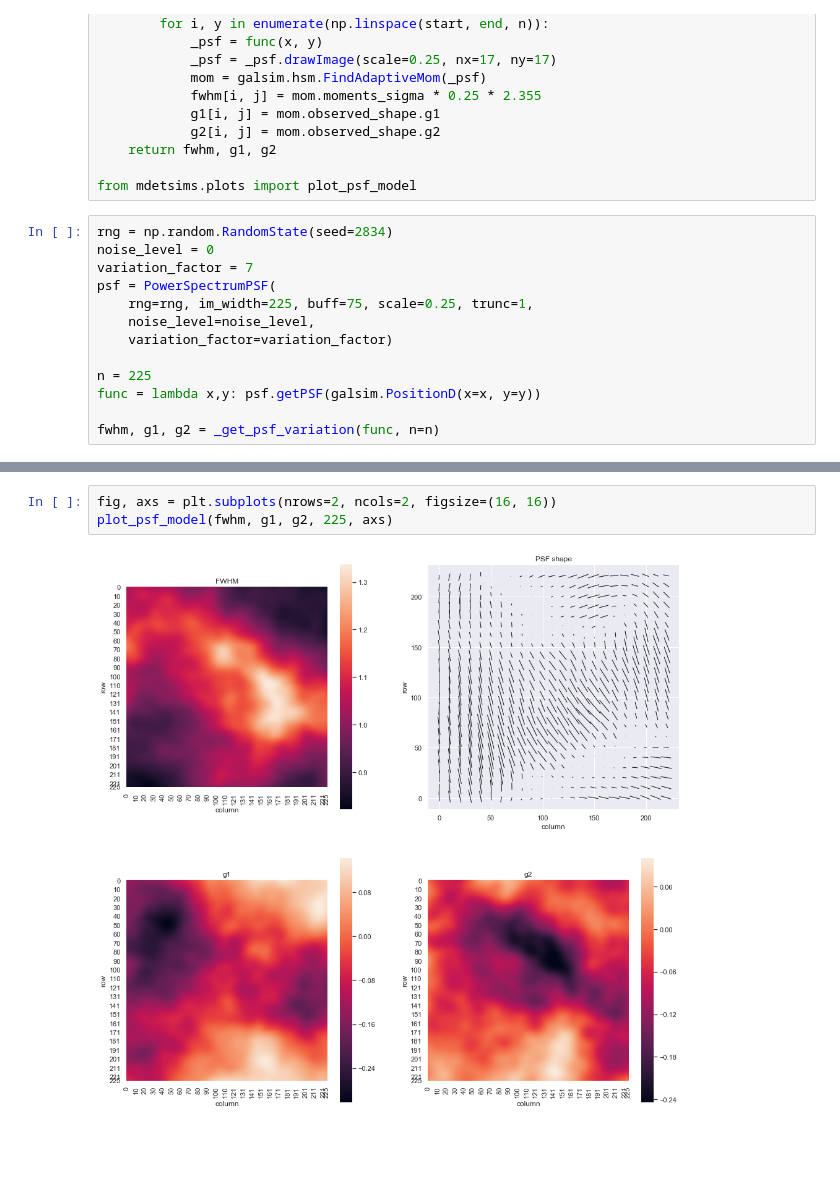
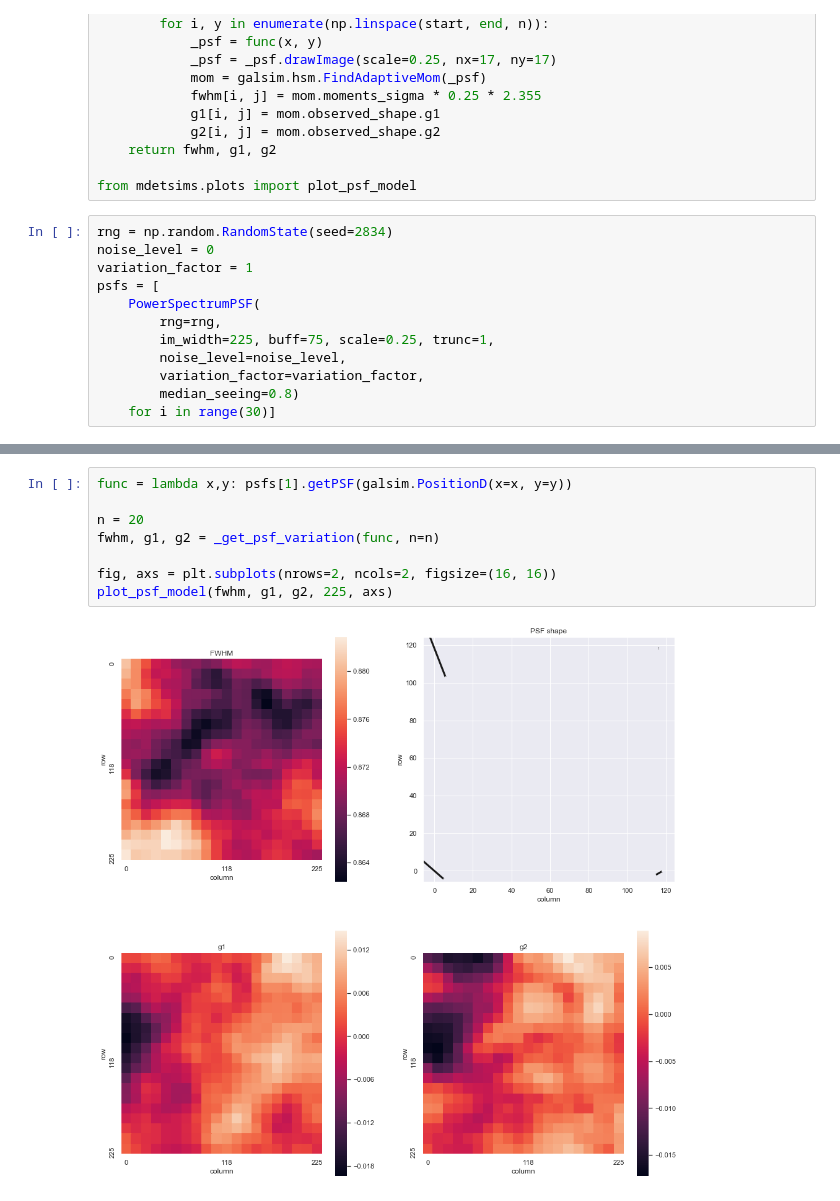
Before and after one commit to beckermr/metadetect-sims, a Jupyter notebook: plots_and_notebooks/plot_ps_psf.ipynb, the cells around one changed output, grey strips where cells are left out. Drawn from its saved outputs; the diff is of its cells as text; blank space fills up the shorter version.

```diff
--- a/plots_and_notebooks/plot_ps_psf.ipynb
+++ b/plots_and_notebooks/plot_ps_psf.ipynb
@@ -37,13 +37,12 @@ from mdetsims.plots import plot_psf_model
 # %%
 rng = np.random.RandomState(seed=2834)
 noise_level = 0
-variation_factor = 7
-psf = PowerSpectrumPSF(
-    rng=rng, im_width=225, buff=75, scale=0.25, trunc=1,
-    noise_level=noise_level,
-    variation_factor=variation_factor)
-
-n = 225
-func = lambda x,y: psf.getPSF(galsim.PositionD(x=x, y=y))
-
-fwhm, g1, g2 = _get_psf_variation(func, n=n)
+variation_factor = 1
+psfs = [
+    PowerSpectrumPSF(
+        rng=rng,
+        im_width=225, buff=75, scale=0.25, trunc=1,
+        noise_level=noise_level,
+        variation_factor=variation_factor,
+        median_seeing=0.8)
+    for i in range(30)]
@@ -50,5 +75,10 @@ fwhm, g1, g2 = _get_psf_variation(func, n=n)
 # %%
+func = lambda x,y: psfs[1].getPSF(galsim.PositionD(x=x, y=y))
+
+n = 20
+fwhm, g1, g2 = _get_psf_variation(func, n=n)
+
 fig, axs = plt.subplots(nrows=2, ncols=2, figsize=(16, 16))
 plot_psf_model(fwhm, g1, g2, 225, axs)
 # %% [output]
-[figure, old version]
+[figure, new version]
```
Also changed, not shown: parts of 6 cells of this notebook, 4 other files.
